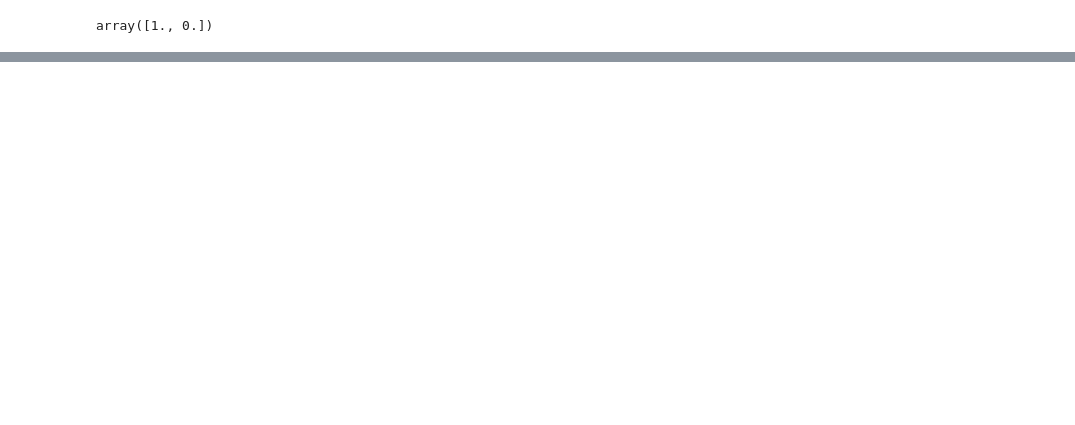
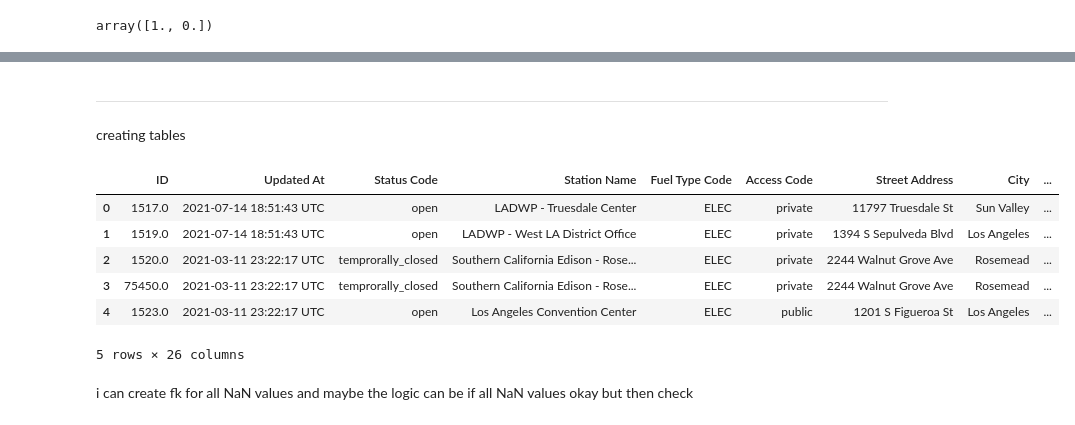
Before and after one commit to hicranA/partsUnlimitedDW, a Jupyter notebook: etl_ev_car_population.ipynb, the cells around one changed output, grey strips where cells are left out. Saved outputs shown, nothing was run; the diff lists cells and outputs as text; code cells hidden in the pictures; blank space fills up the shorter version.

```diff
--- a/etl_ev_car_population.ipynb
+++ b/etl_ev_car_population.ipynb
@@ -423,0 +476,16 @@ summary = result.groupby(['City', 'State', 'Country']).agg({'dv_pop_quantity': '
+# %% [markdown]
+---------------------------
+# %% [markdown]
+creating tables
+# %%
+result.head()
+# %% [output]
+|  | ID | Updated At | Status Code | Station Name | Fuel Type Code | Access Code | Street Address | City | ... |
+| 0 | 1517.0 | 2021-07-14 18:51:43 UTC | open | LADWP - Truesdale Center | ELEC | private | 11797 Truesdale St | Sun Valley | ... |
+| 1 | 1519.0 | 2021-07-14 18:51:43 UTC | open | LADWP - West LA District Office | ELEC | private | 1394 S Sepulveda Blvd | Los Angeles | ... |
+| 2 | 1520.0 | 2021-03-11 23:22:17 UTC | temprorally_closed | Southern California Edison - Rose... | ELEC | private | 2244 Walnut Grove Ave | Rosemead | ... |
+| 3 | 75450.0 | 2021-03-11 23:22:17 UTC | temprorally_closed | Southern California Edison - Rose... | ELEC | private | 2244 Walnut Grove Ave | Rosemead | ... |
+| 4 | 1523.0 | 2021-03-11 23:22:17 UTC | open | Los Angeles Convention Center | ELEC | public | 1201 S Figueroa St | Los Angeles | ... |
+5 rows × 26 columns
+# %% [markdown]
+i can create fk for all NaN values and maybe the logic can be if all NaN values okay but then check
```
Also changed, not shown: parts of 40 cells of this notebook, 3 other files.
